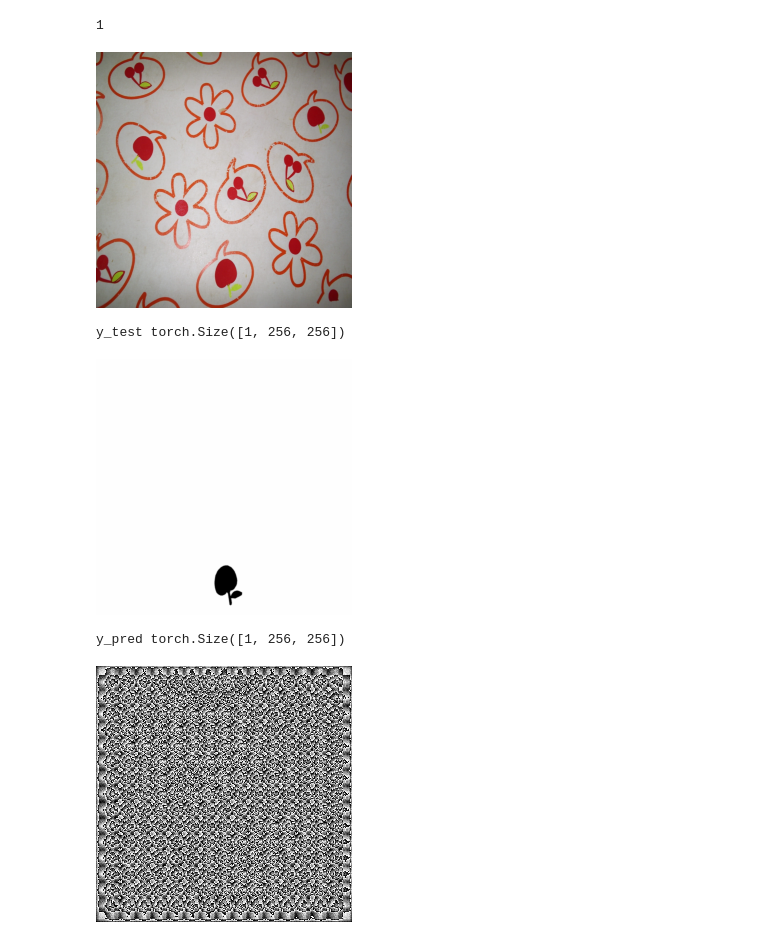
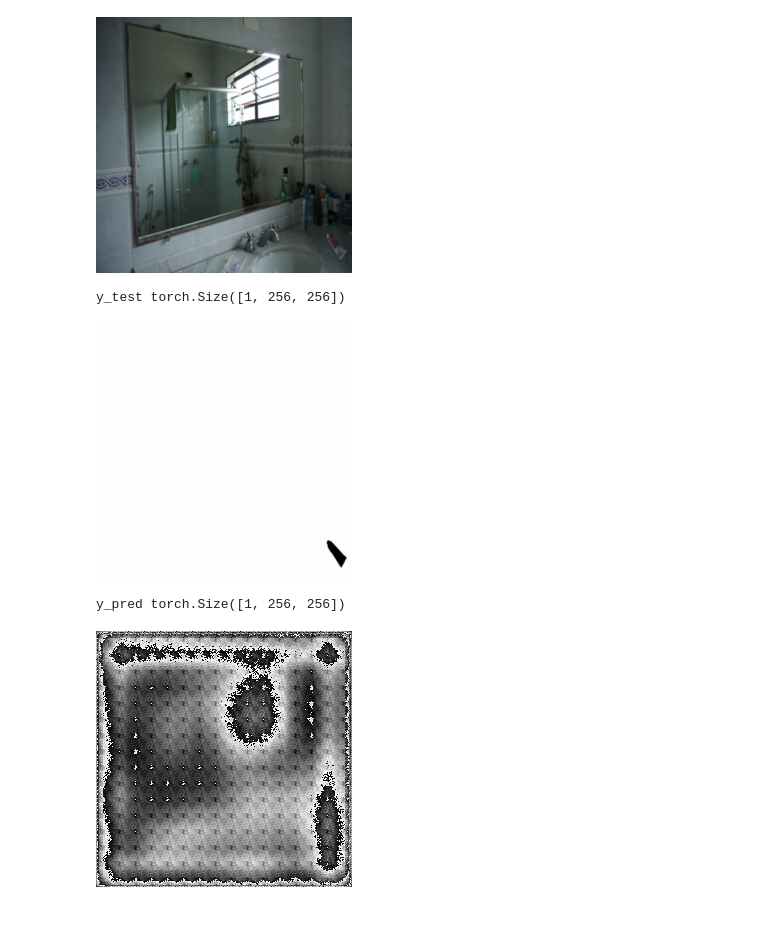
Before and after one commit to siomari/new, a Jupyter notebook: Untitled.ipynb, the cells around one changed output. Saved outputs shown, nothing was run; the diff lists cells and outputs as text; code cells hidden in the pictures.

```diff
--- a/Untitled.ipynb
+++ b/Untitled.ipynb
@@ -42,6 +41,9 @@ class Encoder(nn.Module):
     def __init__(self):
         super(Encoder, self).__init__()
         self.conv = Conv2dSamePadding(3, 32, 3)
+        self.conv2 = Conv2dSamePadding(32, 64, 3)
+        self.conv3 = Conv2dSamePadding(64, 128, 3)
+        self.conv4 = Conv2dSamePadding(128, 256, 3)
 
         self.conv_last = Conv2dSamePadding(256, 16, 3)
 
@@ -52,19 +54,19 @@ class Encoder(nn.Module):
         )
 
         self.block2 = nn.Sequential(
-            Conv2dSamePadding(32, 64, 3),
+            Conv2dSamePadding(64, 64, 3),
             nn.BatchNorm2d(64),
             nn.ReLU()
         )
 
         self.block3 = nn.Sequential(
-            Conv2dSamePadding(64, 128, 3),
+            Conv2dSamePadding(128, 128, 3),
             nn.BatchNorm2d(128),
             nn.ReLU()
         )
 
         self.block4 = nn.Sequential(
-            Conv2dSamePadding(128, 256, 3),
+            Conv2dSamePadding(256, 256, 3),
             nn.BatchNorm2d(256),
             nn.ReLU()
         )
@@ -78,13 +80,22 @@ class Encoder(nn.Module):
         x += residual1
         x = self.pool(x)
 
+        x = self.conv2(x)
+        residual2 = x
         x = self.block2(x)
+        x += residual2
         x = self.pool(x)
 
+        x = self.conv3(x)
+        residual3 = x
         x = self.block3(x)
+        x += residual3
         x = self.pool(x)
 
+        x = self.conv4(x)
+        residual4 = x
         x = self.block4(x)
+        x += residual4
         x = self.pool(x)
 
         x = self.conv_last(x)
@@ -181,11 +192,6 @@ class CustomDataset(Dataset):
 
         mask = transform.resize(mask, (nheight, nwidth))
 
-        norm_img = transforms.Normalize((0.5,0.5,0.5),(0.5,0.5,0.5))
-        norm_mask = transforms.Normalize([0.5],[0.5])
-
-        image = norm_img(image)
-        mask = norm_mask(mask)
 
         image = image.astype(np.float32)
         mask = mask.astype(np.float32)
@@ -263,25 +269,24 @@ Finished Training
 # %%
 model.eval()
 test_image = 0
 y_test=0
 
 with torch.no_grad():
     for t in val_loader:
 
         test_image, y_test = t
     y_pred = model(test_image)
-    im = transforms.ToPILImage()(test_image[5]).convert("RGB")
+    im = transforms.ToPILImage()(test_image[0]).convert("RGB")
     display(im)
-    print("y_test", y_test[5].shape)
-    m_test = transforms.ToPILImage()(y_test[5])
+    print("y_test", y_test[0].shape)
+    m_test = transforms.ToPILImage()(y_test[0])
     display(m_test)
-    print("y_pred", y_pred[6].shape)
-    mask_pred = transforms.ToPILImage()(y_pred[5])
+    print("y_pred", y_pred[0].shape)
+    mask_pred = transforms.ToPILImage()(y_pred[0])
     display(mask_pred)
 # %% [output]
+[figure, new version]
-1
+y_test torch.Size([1, 256, 256])
-[figure, old version]
+[figure, new version]
-y_test torch.Size([1, 256, 256])
+y_pred torch.Size([1, 256, 256])
-[figure, old version]
-y_pred torch.Size([1, 256, 256])
-[figure, old version]
+[figure, new version]
```
Also changed, not shown: parts of 2 cells of this notebook.
